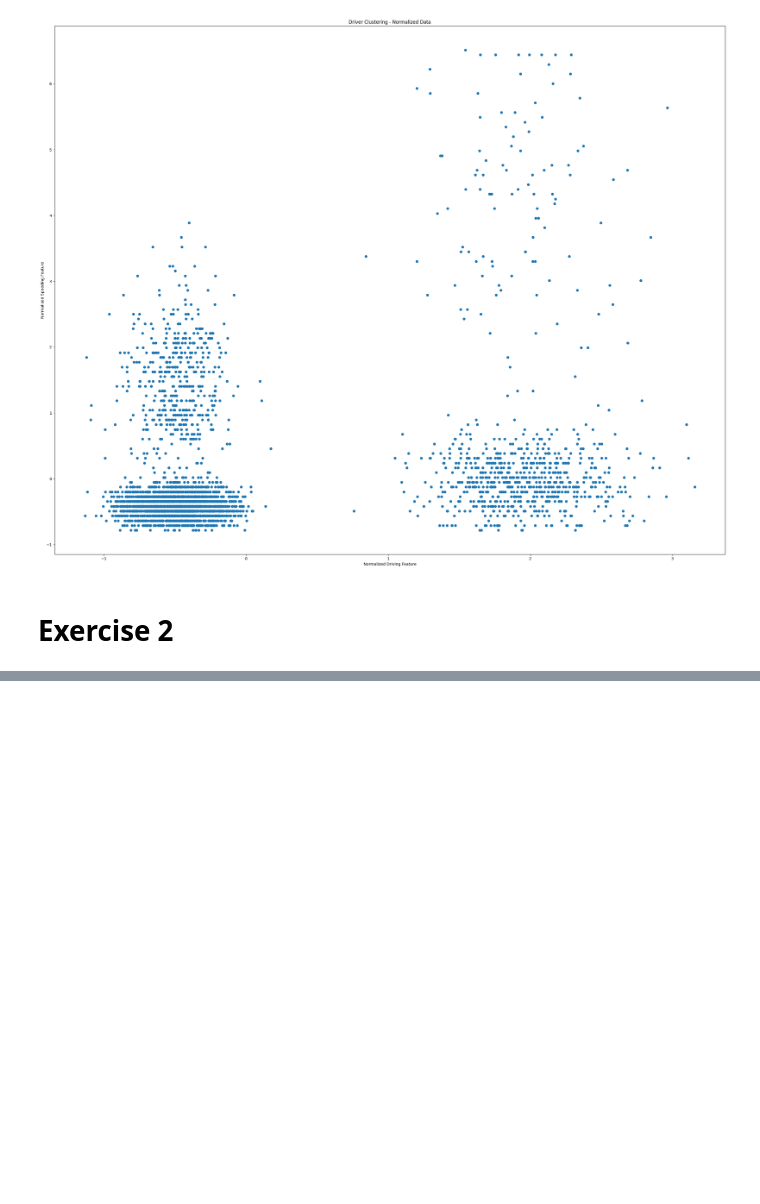
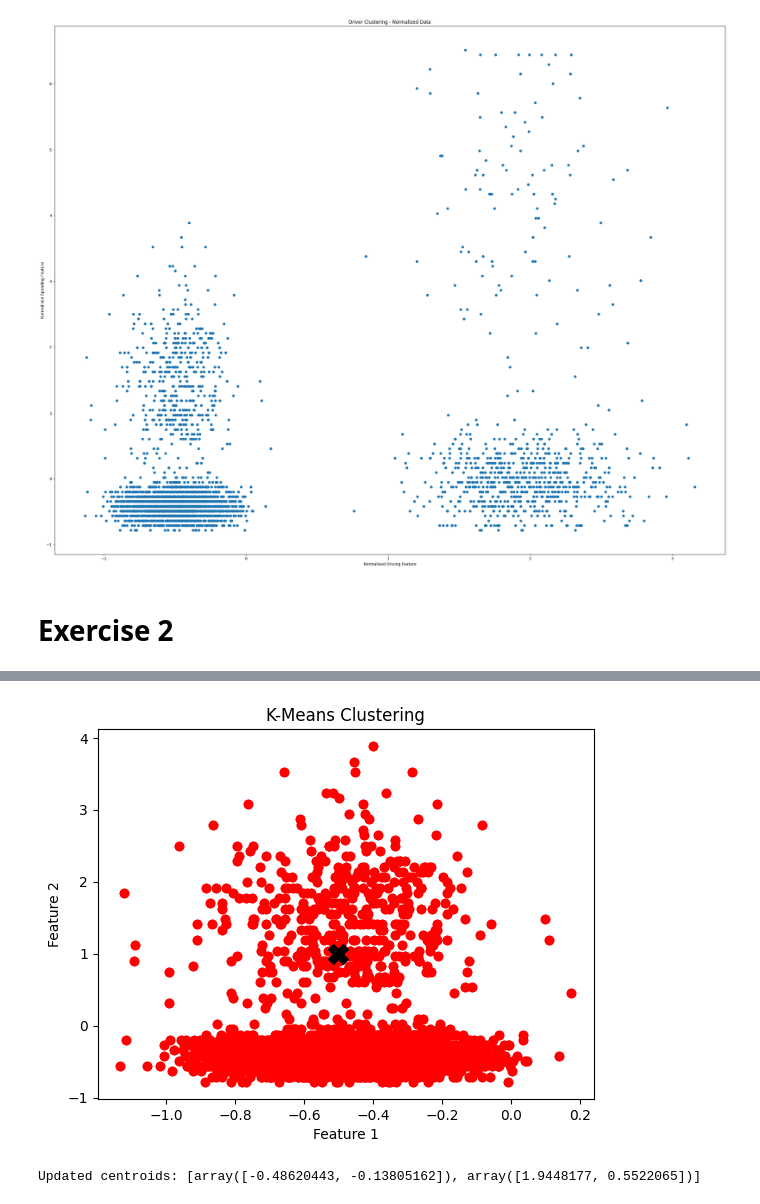
Before and after one commit to Quilhar/DataAnalytics, a Jupyter notebook: Stats/clustering.ipynb, the cells around one changed output, grey strips where cells are left out. Drawn from its saved outputs; the diff is of its cells as text; code cells hidden in the pictures; blank space fills up the shorter version.

Commit message:
fix the graphing and organizing of the clusters

```diff
--- a/Stats/clustering.ipynb
+++ b/Stats/clustering.ipynb
@@ -87,51 +87,75 @@ def k_means_clustering_algorithm_2d(feature1, feature2):
 
     print(f"Initial centroids: {centroids}")
 
-    # Assigning clusters through distance to centroid
+
 
     for i in range(max_iterations):
 
+        # Assigning clusters through distance to centroid
         for j in range(len(feature1)):
-            point = np.array([feature1[j], feature2[j]])
+            points = np.array([feature1[j], feature2[j]])
 
             distances = []
 
             for centroid in centroids:
-                dist = np.linalg.norm(point - np.array(centroid))
+                dist = np.linalg.norm(points - np.array(centroid))
                 distances.append(dist)
 
             closest_centroid_index = np.argmin(distances) + 1
 
             if closest_centroid_index not in clusters:
+
                 clusters[closest_centroid_index] = []
-            clusters[closest_centroid_index].append(point)
+
+            clusters[closest_centroid_index].append(points)
+
+        # Plotting the clusters
+
+        for cluster_index, points in clusters.items():
+            if points:
+                cluster_points = np.array(points)
+
+                # Cluster Plot
+                plt.scatter(cluster_points[:, 0], cluster_points[:, 1], color=colors[cluster_index - 1])
+
+                # Centroid Plot
+                plt.scatter(centroids[cluster_index - 1][0], centroids[cluster_index - 1][1], color='black', marker='X', s= 200)
+
+            plt.title("K-Means Clustering")
+            plt.xlabel("Feature 1")
+            plt.ylabel("Feature 2")
+            plt.show()
+
+        # Update centroids for each iteration
+        for i in range(1, k + 1):
+
+                if i in clusters:
+                    new_centroid = np.mean(np.array(clusters[i]), axis=0)
+                    centroids[i - 1] = new_centroid
+
+        print(f"Updated centroids: {centroids}")
 
 
+    return clusters
 
+clusters = k_means_clustering_algorithm_2d(normalized_driving_feature, normalized_speeding_feature)
 
-        # Update centroids
+def cluster_stats(cluster):
+    cluster_size = len(cluster)
+    cluster_mean = np.mean(cluster)
+    cluster_median = np.median(cluster)
+    cluster_std = np.std(cluster)
+    cluster_min = np.min(cluster)
+    cluster_max = np.max(cluster)
 
-        new_centroids = []
+    cluster_stats = {
+        "size": cluster_size,
+        "mean": cluster_mean,
+        "median": cluster_median,
+        "std": cluster_std,
+        "min": cluster_min,
+        "max": cluster_max
+    }
 
-
-        for i in range(1, k + 1):
-
-            if i in clusters:
-                cluster_points = np.array([feature1[j] for j in clusters[i]])
-                new_centroid = np.mean(cluster_points)
-                new_centroids.append(new_centroid)
-            else:
-                new_centroids.append(centroids[i - 1])
-
-        centroids = new_centroids
-
-
-    return centroids
-
-centroids = k_means_clustering_algorithm_2d(normalized_driving_feature, normalized_speeding_feature)
-
-centroids_x = [centroid[0] for centroid in centroids]
-centroids_y = [centroid[1] for centroid in centroids]
-
-plt.scatter(centroids_x, centroids_y, color='black', marker='X', s=500)
+    return cluster_stats
 # %% [output]
@@ -138,0 +163,2 @@ ValueError: could not convert string to float: ''
+[figure, added]
+Updated centroids: [array([-0.48620443, -0.13805162]), array([1.9448177, 0.5522065])]
```
Also changed, not shown: parts of 1 cell of this notebook.
